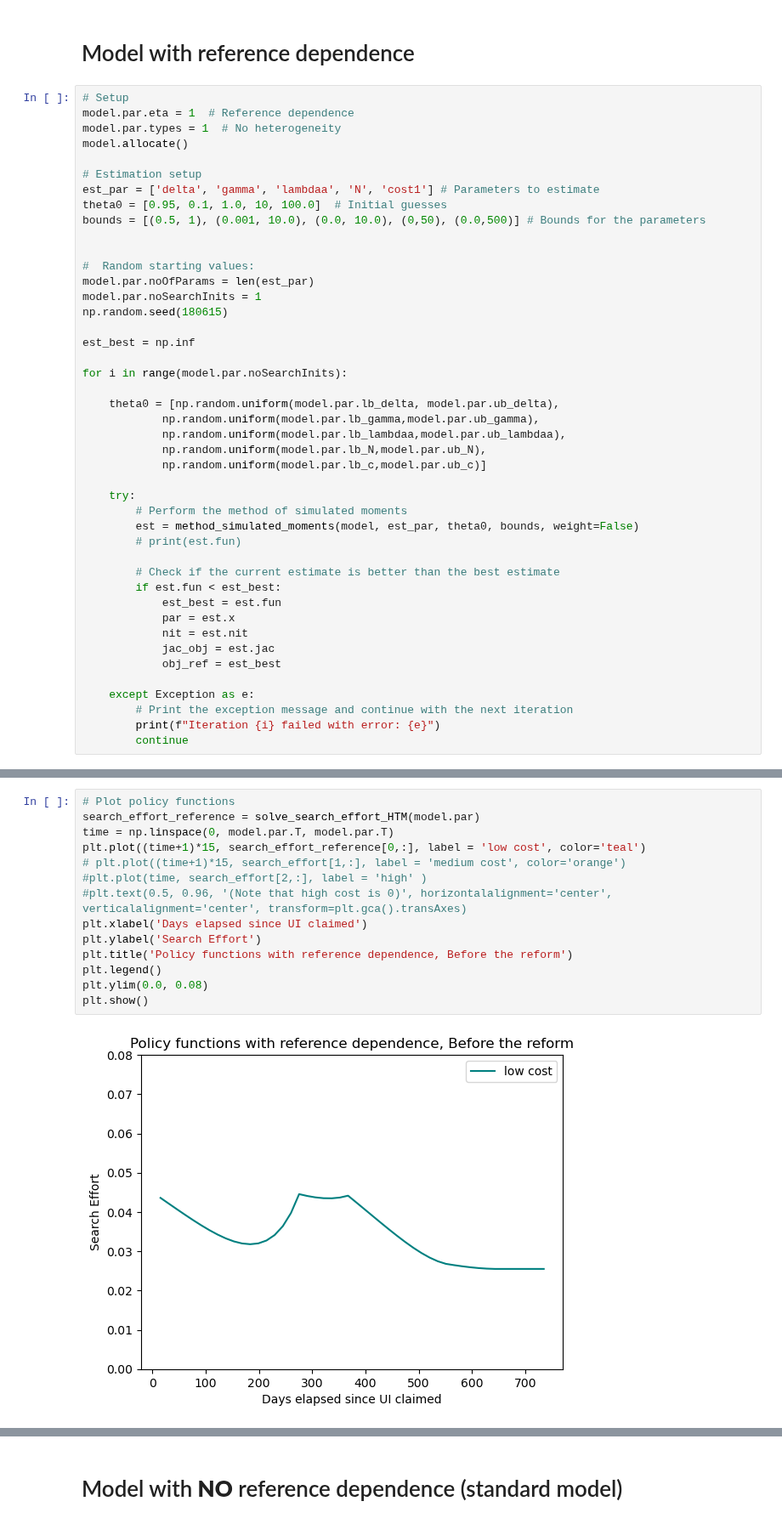
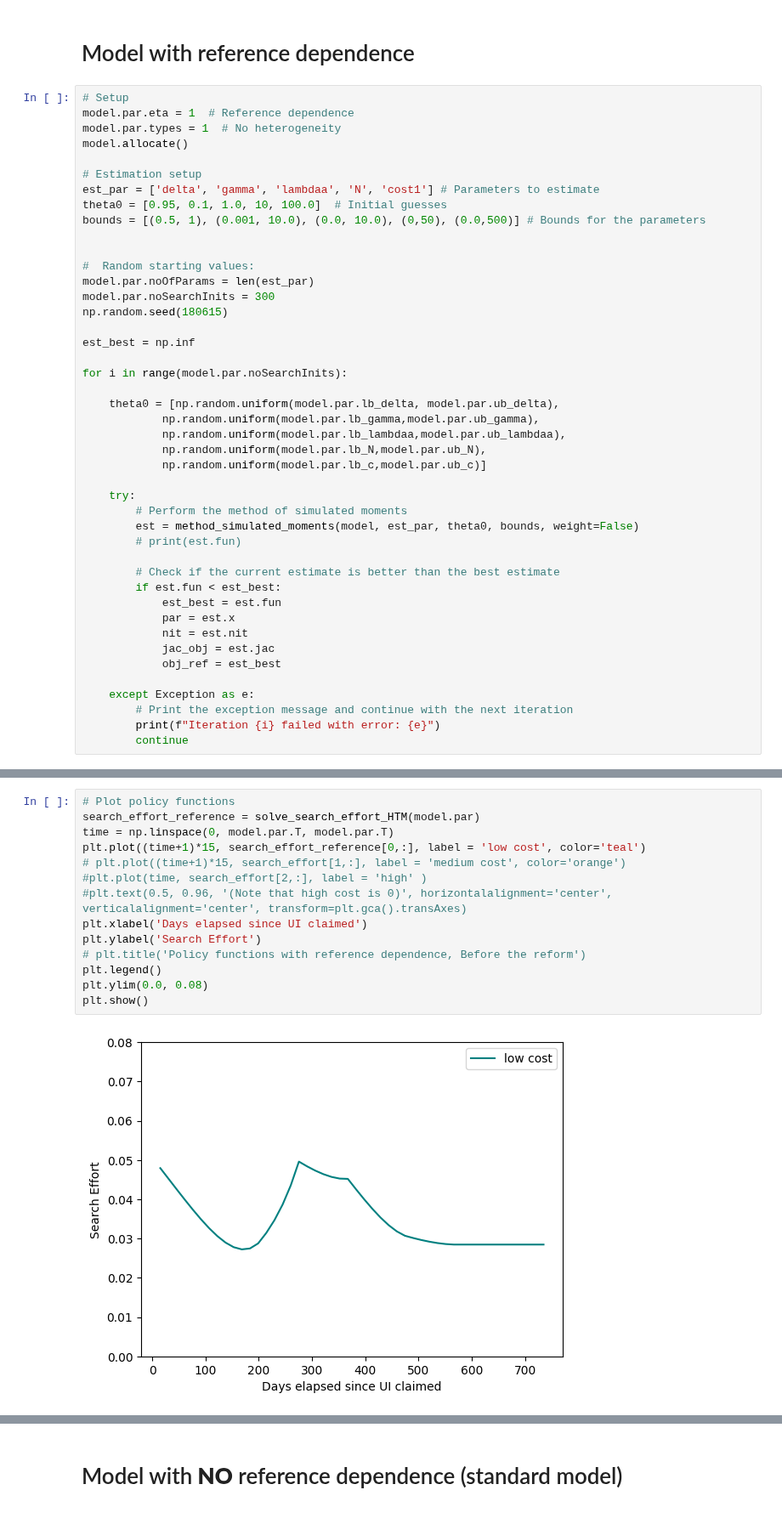
Before and after one commit to qrn838/Dynamic-programming-project, a Jupyter notebook: 2. Estimation - HTM.ipynb, the cells around one changed output, grey strips where cells are left out. Shown at 85% size. Saved outputs shown, nothing was run; the diff lists cells and outputs as text.

```diff
--- a/2. Estimation - HTM.ipynb
+++ b/2. Estimation - HTM.ipynb
@@ -40,7 +37,7 @@ bounds = [(0.5, 1), (0.001, 10.0), (0.0, 10.0), (0,50), (0.0,500)] # Bounds for
 
 #  Random starting values:
 model.par.noOfParams = len(est_par)
-model.par.noSearchInits = 1
+model.par.noSearchInits = 300
 np.random.seed(180615)
 
 est_best = np.inf
@@ -224,19 +195,19 @@ Number of iterations:    22
 # %%
 # Plot policy functions
 search_effort_reference = solve_search_effort_HTM(model.par)
 time = np.linspace(0, model.par.T, model.par.T)
 plt.plot((time+1)*15, search_effort_reference[0,:], label = 'low cost', color='teal')
 # plt.plot((time+1)*15, search_effort[1,:], label = 'medium cost', color='orange')
 #plt.plot(time, search_effort[2,:], label = 'high' )
 #plt.text(0.5, 0.96, '(Note that high cost is 0)', horizontalalignment='center', verticalalignment='center', transform=plt.gca().transAxes)
 plt.xlabel('Days elapsed since UI claimed')
 plt.ylabel('Search Effort')
-plt.title('Policy functions with reference dependence, Before the reform')
+# plt.title('Policy functions with reference dependence, Before the reform')
 plt.legend()
 plt.ylim(0.0, 0.08)
 plt.show()
 # %% [output]
-[figure, old version]
+[figure, new version]
 # %%
 # Policy function before reform
 search_reference_beforeReform = sim_search_effort_HTM(model.par)
```
Also changed, not shown: parts of 16 cells of this notebook, 5 other files.
